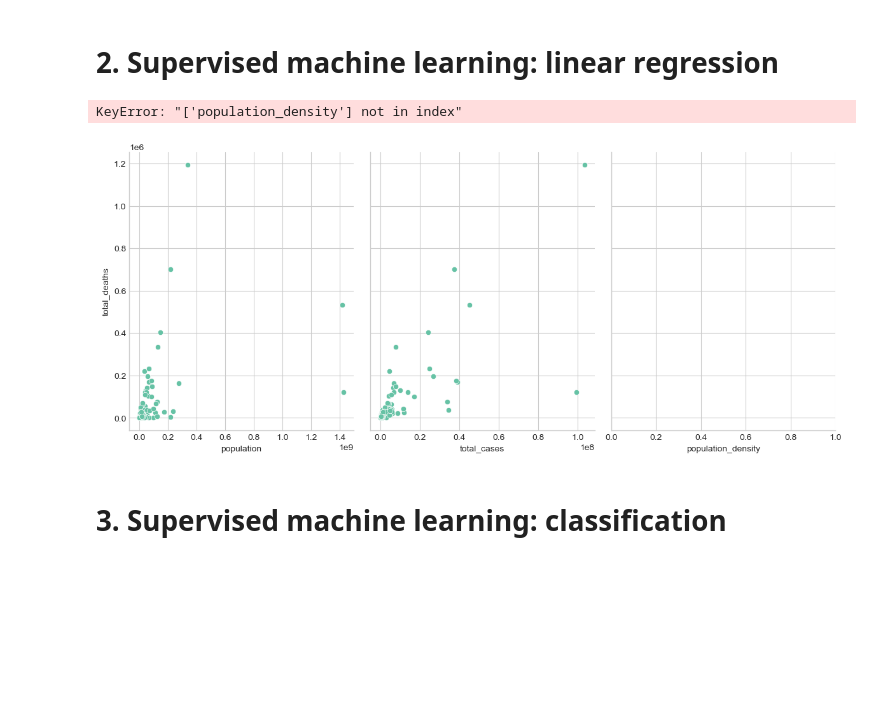
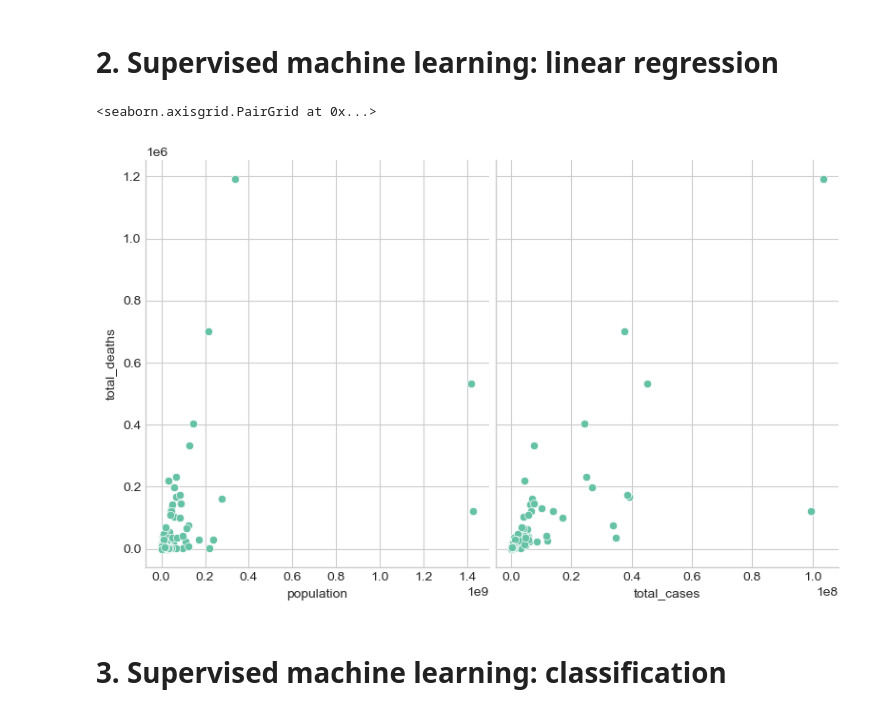
Before and after one commit to Juvenaawh/BI-Group7, a Jupyter notebook: MP3/Covid-MP3.ipynb, the cells around one changed output. Drawn from its saved outputs; the diff is of its cells as text; code cells hidden in the pictures; blank space fills up the shorter version.

```diff
--- a/MP3/Covid-MP3.ipynb
+++ b/MP3/Covid-MP3.ipynb
@@ -704,10 +810,10 @@ Feature selection and comparison were carried out during the data cleaning and e
 # 2. Supervised machine learning: linear regression
 # %%
 # visualise the features and the response using scatterplots
-sns.pairplot(df_covid_cleaned, x_vars=['population', 'total_cases','population_density'], y_vars='total_deaths', height=5, aspect=0.8)
+sns.pairplot(df_covid_cleaned, x_vars=['population', 'total_cases',], y_vars='total_deaths', height=5, aspect=0.8)
 # %% [output]
-KeyError: "['population_density'] not in index"
+<seaborn.axisgrid.PairGrid at 0x...>
-[figure, old version]
+[figure, new version]
 # %% [markdown]
 # 3. Supervised machine learning: classification
 # %% [markdown]
```
Also changed, not shown: parts of 17 cells of this notebook.
